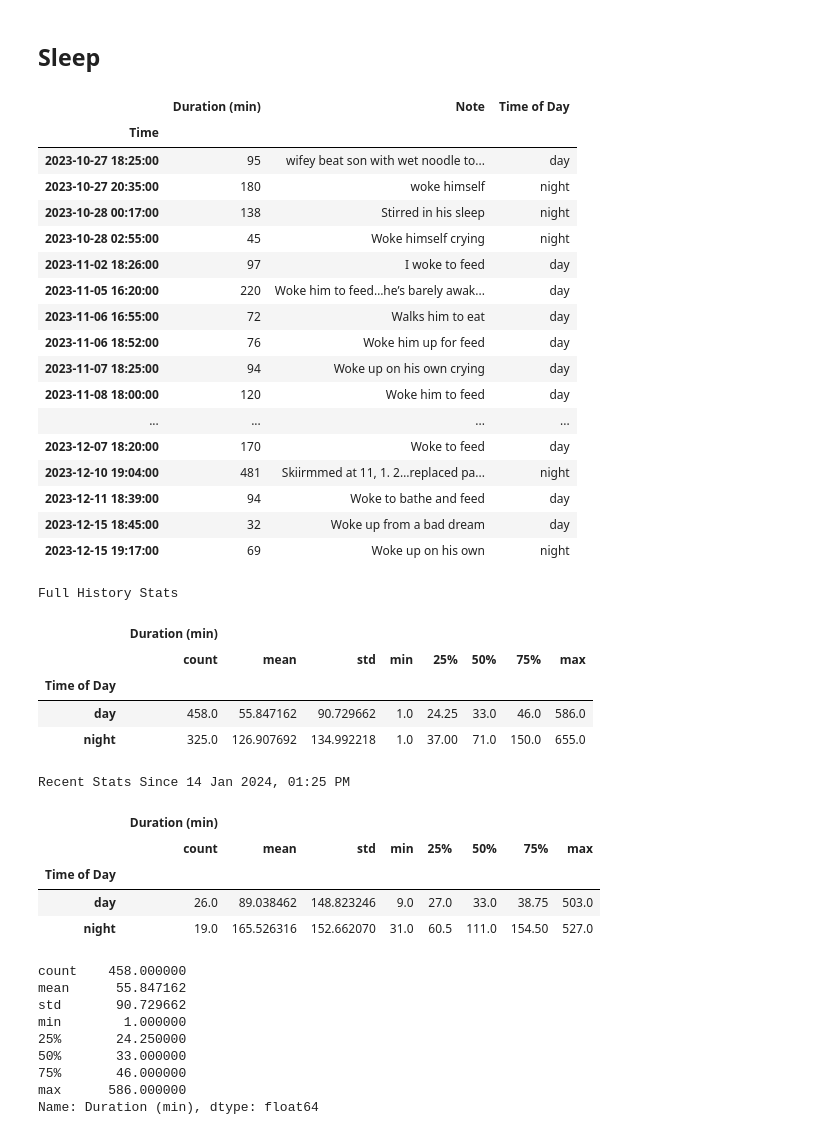
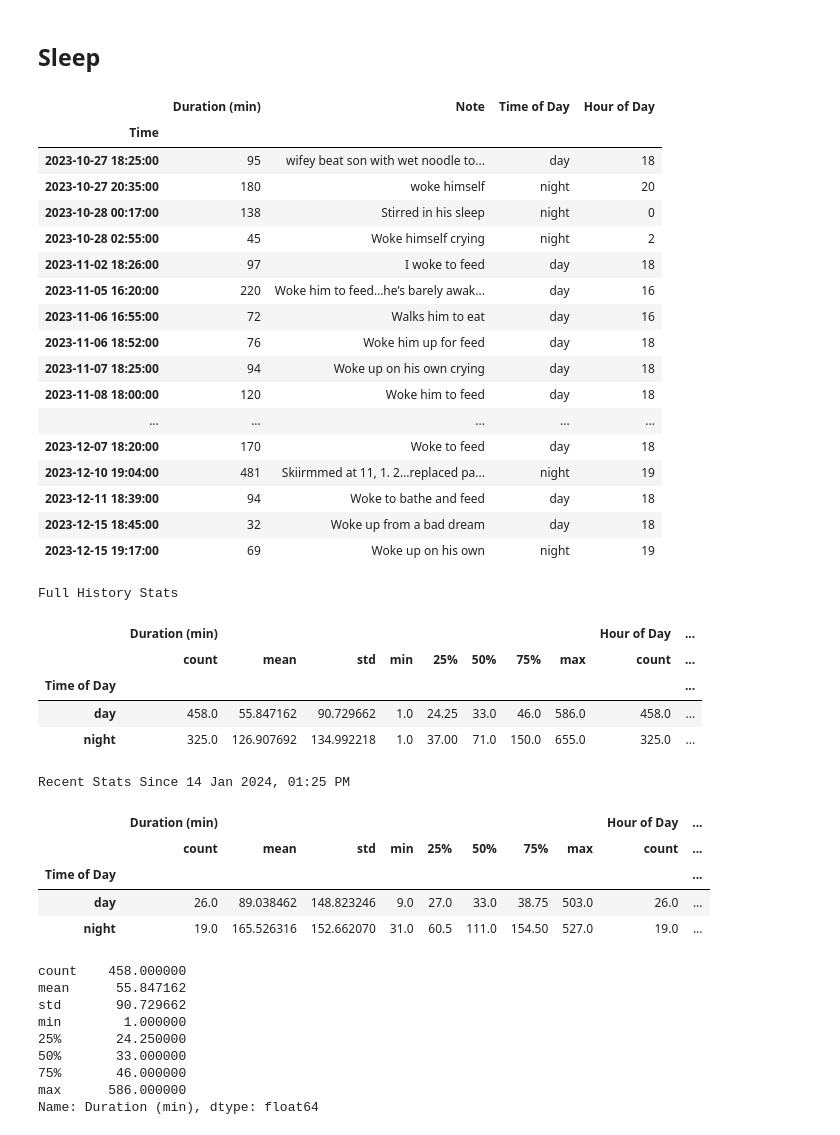
Before and after one commit to jgalloway42/andrews_baby_tracker, a Jupyter notebook: notebooks/andrews_data.ipynb, the cells around one changed output. Cells and saved outputs as stored; diff of their text form; code cells hidden in the pictures.

```diff
--- a/notebooks/andrews_data.ipynb
+++ b/notebooks/andrews_data.ipynb
@@ -334,45 +334,46 @@ _=plt.savefig(os.path.join(figure_path,'feeding_by_hour.png'),bbox_inches='tight
 # %%
 import locale
 locale.setlocale( locale.LC_ALL, 'en_US.UTF-8' )
 
 def time_of_day(hour):
     if hour < 7 or hour > 18:
         return 'night'
     else:
         return 'day'
 def clean_duration(x):
     if x > 14*60: #10 hours
         return np.nan
     else:
         return x
 
 sleep_df = get_data(files_dict['Andrew_sleep'])
 sleep_df = sleep_df.loc[sleep_df['Duration (min)'].dropna().index]
 sleep_df['Duration (min)'] = sleep_df['Duration (min)'].astype(str).apply(locale.atoi)
 sleep_df['Duration (min)'] = sleep_df['Duration (min)'].apply(clean_duration)
 sleep_df = sleep_df.loc[sleep_df['Duration (min)'].dropna().index]
 sleep_df['Duration (min)'] = sleep_df['Duration (min)'].astype(int)
 sleep_df['Time of Day'] = [time_of_day(x.hour) for x in sleep_df.index]
+sleep_df['Hour of Day'] = [x.hour for x in sleep_df.index]
 sleep_df[~sleep_df.Note.isna()]
 # %% [output]
-|  | Duration (min) | Note | Time of Day |
-| Time |  |  |  |
-| 2023-10-27 18:25:00 | 95 | wifey beat son with wet noodle to... | day |
-| 2023-10-27 20:35:00 | 180 | woke himself | night |
-| 2023-10-28 00:17:00 | 138 | Stirred in his sleep | night |
-| 2023-10-28 02:55:00 | 45 | Woke himself crying | night |
-| 2023-11-02 18:26:00 | 97 | I woke to feed | day |
-| 2023-11-05 16:20:00 | 220 | Woke him to feed…he’s barely awak... | day |
-| 2023-11-06 16:55:00 | 72 | Walks him to eat | day |
-| 2023-11-06 18:52:00 | 76 | Woke him up for feed | day |
-| 2023-11-07 18:25:00 | 94 | Woke up on his own crying | day |
-| 2023-11-08 18:00:00 | 120 | Woke him to feed | day |
-| ... | ... | ... | ... |
-| 2023-12-07 18:20:00 | 170 | Woke to feed | day |
-| 2023-12-10 19:04:00 | 481 | Skiirmmed at 11, 1. 2…replaced pa... | night |
-| 2023-12-11 18:39:00 | 94 | Woke to bathe and feed | day |
-| 2023-12-15 18:45:00 | 32 | Woke up from a bad dream | day |
-| 2023-12-15 19:17:00 | 69 | Woke up on his own | night |
+|  | Duration (min) | Note | Time of Day | Hour of Day |
+| Time |  |  |  |  |
+| 2023-10-27 18:25:00 | 95 | wifey beat son with wet noodle to... | day | 18 |
+| 2023-10-27 20:35:00 | 180 | woke himself | night | 20 |
+| 2023-10-28 00:17:00 | 138 | Stirred in his sleep | night | 0 |
+| 2023-10-28 02:55:00 | 45 | Woke himself crying | night | 2 |
+| 2023-11-02 18:26:00 | 97 | I woke to feed | day | 18 |
+| 2023-11-05 16:20:00 | 220 | Woke him to feed…he’s barely awak... | day | 16 |
+| 2023-11-06 16:55:00 | 72 | Walks him to eat | day | 16 |
+| 2023-11-06 18:52:00 | 76 | Woke him up for feed | day | 18 |
+| 2023-11-07 18:25:00 | 94 | Woke up on his own crying | day | 18 |
+| 2023-11-08 18:00:00 | 120 | Woke him to feed | day | 18 |
+| ... | ... | ... | ... | ... |
+| 2023-12-07 18:20:00 | 170 | Woke to feed | day | 18 |
+| 2023-12-10 19:04:00 | 481 | Skiirmmed at 11, 1. 2…replaced pa... | night | 19 |
+| 2023-12-11 18:39:00 | 94 | Woke to bathe and feed | day | 18 |
+| 2023-12-15 18:45:00 | 32 | Woke up from a bad dream | day | 18 |
+| 2023-12-15 19:17:00 | 69 | Woke up on his own | night | 19 |
 # %%
 start_date, recent_filter = get_recent_filter(df=sleep_df)
 s = datetime.strftime(start_date,'%d %b %Y, %I:%M %p')
@@ -382,17 +383,17 @@ print(f'Recent Stats Since {s}')
 display(sleep_df.loc[recent_filter].groupby('Time of Day').describe())
 # %% [output]
 Full History Stats
-|  | Duration (min) |  |  |  |  |  |  |  |
-|  | count | mean | std | min | 25% | 50% | 75% | max |
-| Time of Day |  |  |  |  |  |  |  |  |
-| day | 458.0 | 55.847162 | 90.729662 | 1.0 | 24.25 | 33.0 | 46.0 | 586.0 |
-| night | 325.0 | 126.907692 | 134.992218 | 1.0 | 37.00 | 71.0 | 150.0 | 655.0 |
+|  | Duration (min) |  |  |  |  |  |  |  | Hour of Day | ... |
+|  | count | mean | std | min | 25% | 50% | 75% | max | count | ... |
+| Time of Day |  |  |  |  |  |  |  |  |  | ... |
+| day | 458.0 | 55.847162 | 90.729662 | 1.0 | 24.25 | 33.0 | 46.0 | 586.0 | 458.0 | ... |
+| night | 325.0 | 126.907692 | 134.992218 | 1.0 | 37.00 | 71.0 | 150.0 | 655.0 | 325.0 | ... |
 Recent Stats Since 14 Jan 2024, 01:25 PM
-|  | Duration (min) |  |  |  |  |  |  |  |
-|  | count | mean | std | min | 25% | 50% | 75% | max |
-| Time of Day |  |  |  |  |  |  |  |  |
-| day | 26.0 | 89.038462 | 148.823246 | 9.0 | 27.0 | 33.0 | 38.75 | 503.0 |
-| night | 19.0 | 165.526316 | 152.662070 | 31.0 | 60.5 | 111.0 | 154.50 | 527.0 |
+|  | Duration (min) |  |  |  |  |  |  |  | Hour of Day | ... |
+|  | count | mean | std | min | 25% | 50% | 75% | max | count | ... |
+| Time of Day |  |  |  |  |  |  |  |  |  | ... |
+| day | 26.0 | 89.038462 | 148.823246 | 9.0 | 27.0 | 33.0 | 38.75 | 503.0 | 26.0 | ... |
+| night | 19.0 | 165.526316 | 152.662070 | 31.0 | 60.5 | 111.0 | 154.50 | 527.0 | 19.0 | ... |
 # %%
 def plot_dist_with_mean_median(df,col,ax,title):
     display(df.describe()[col])
```
Also changed, not shown: parts of 1 cell of this notebook.
